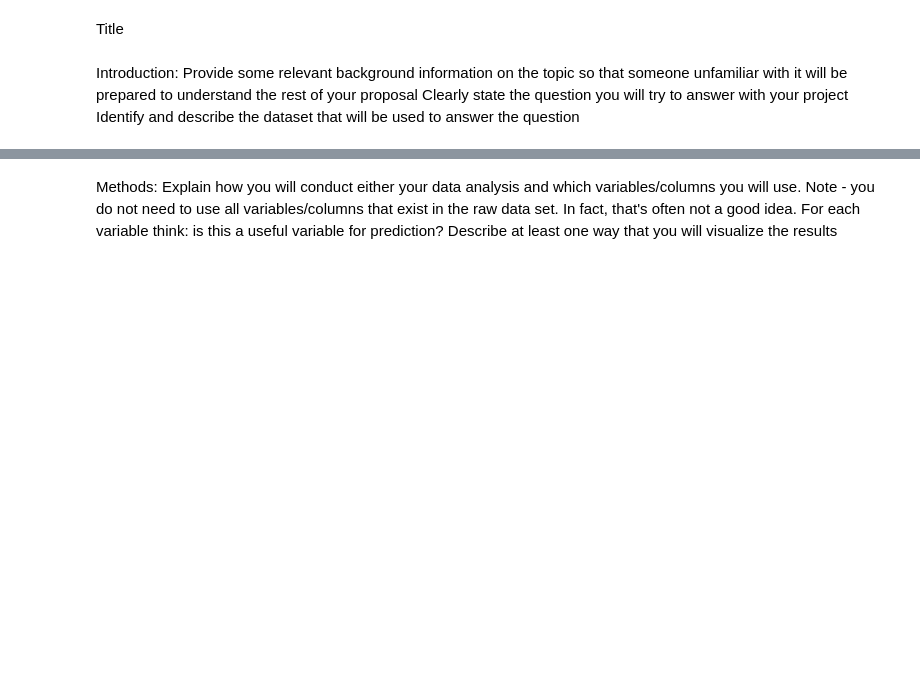
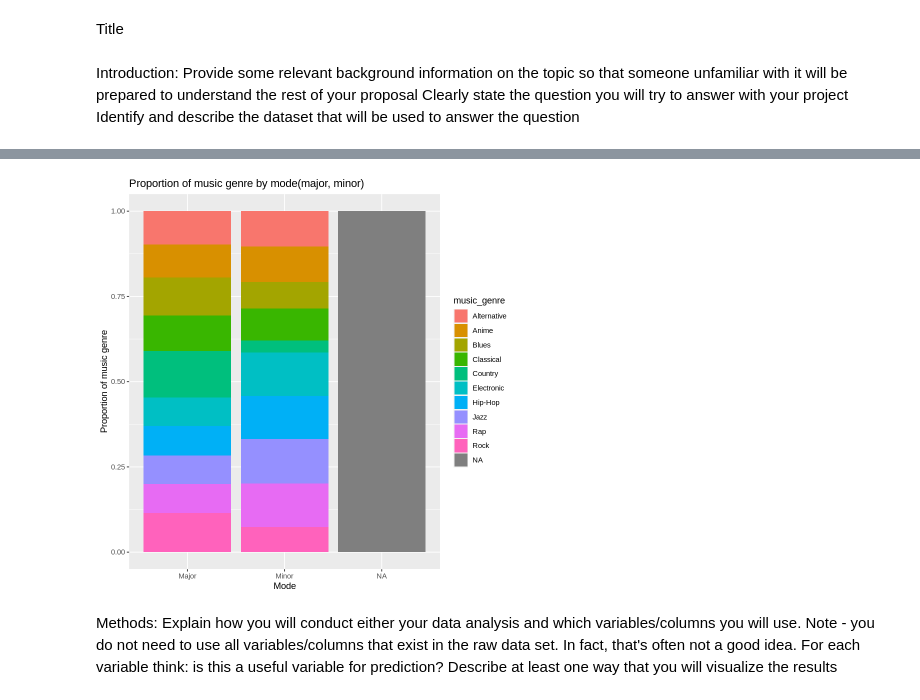
Before and after one commit to Lollipop-27/DCSI100-Project, a Jupyter notebook: Proposal.ipynb, the cells around one changed output, grey strips where cells are left out. Saved outputs shown, nothing was run; the diff lists cells and outputs as text; code cells hidden in the pictures; blank space fills up the shorter version.

Commit message:
Added the data analysis and the dataset

```diff
--- a/Proposal.ipynb
+++ b/Proposal.ipynb
@@ -13,0 +37,4 @@ Using only training data, visualize the data with at least one plot relevant to
+# %%
+### data is read from online
+data <- read_csv(file = "data/music_genre.csv")
+data
@@ -13,0 +111,9 @@ Using only training data, visualize the data with at least one plot relevant to
+# %%
+### removing the columns we don't need
+data_select <- data %>%
+            select(-instance_id, -key,-obtained_date)
+data_factor <- mutate(data_select,
+                  mode = as.factor(mode),
+                  music_genre = as.factor(music_genre),
+                  tempo = as.double(tempo))
+data_factor
@@ -13,0 +137,7 @@ Using only training data, visualize the data with at least one plot relevant to
+# %%
+### spliting the data into training set and testing set, 75% of the data in the training set
+data_split <- initial_split(data_factor, prop = 0.75, strata = music_genre)
+data_train <- training(data_split)
+data_test <- testing(data_split)
+data_train
+data_test
@@ -14,3 +350,13 @@ Using only training data, visualize the data with at least one plot relevant to
+# %%
+# proportion of music genre by mode(major, minor)
+mode_proportion_plot <- data_train %>%
+ggplot(aes(x = mode, fill = music_genre))+
+geom_bar(position = "fill")+
+labs(x = "Mode", y = "Proportion of music genre", fill = "music_genre") +
+ggtitle("Proportion of music genre by mode(major, minor)")
+mode_proportion_plot
+# %% [output]
+[figure, added]
 # %% [markdown]
 Methods:
 Explain how you will conduct either your data analysis and which variables/columns you will use. Note - you do not need to use all variables/columns that exist in the raw data set. In fact, that's often not a good idea. For each variable think: is this a useful variable for prediction?
```
Also changed, not shown: parts of 11 cells of this notebook, 1 other file.
